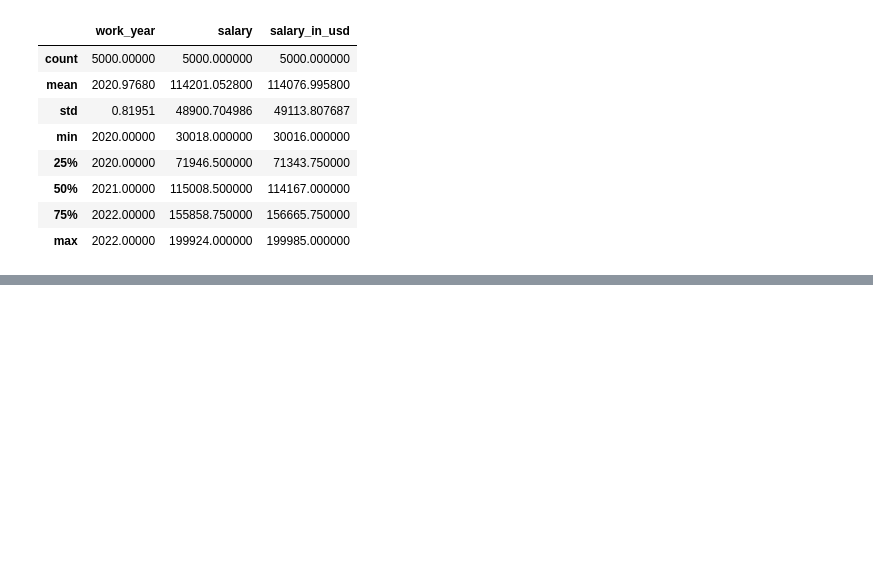
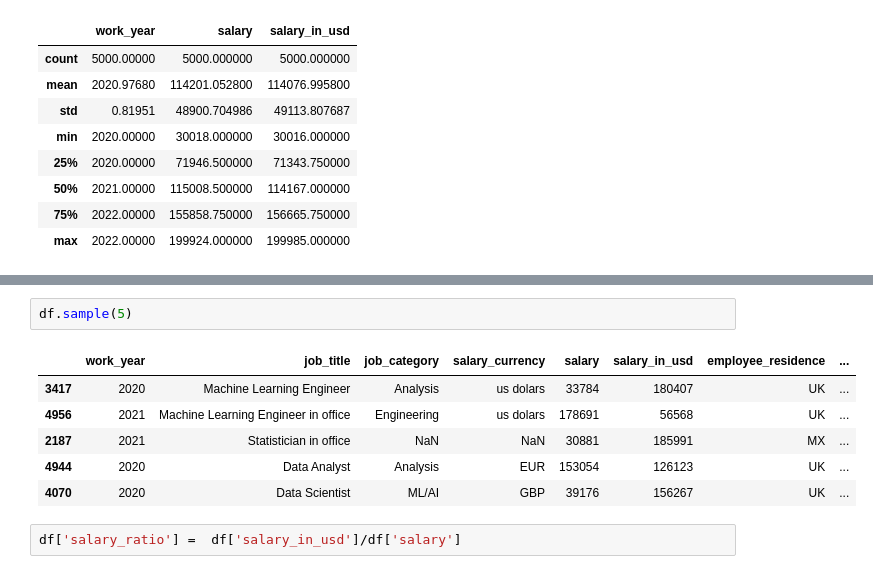
Before and after one commit to princealexanderm/ICT_DAS_Prince_Alex, a Jupyter notebook: ICT_internship_employee_salary_prediction.ipynb, the cells around one changed output, grey strips where cells are left out. Drawn from its saved outputs; the diff is of its cells as text; blank space fills up the shorter version.

```diff
--- a/ICT_internship_employee_salary_prediction.ipynb
+++ b/ICT_internship_employee_salary_prediction.ipynb
@@ -531,0 +551,11 @@ df.describe()
+# %%
+df.sample(5)
+# %% [output]
+|  | work_year | job_title | job_category | salary_currency | salary | salary_in_usd | employee_residence | ... |
+| 3417 | 2020 | Machine Learning Engineer | Analysis | us dolars | 33784 | 180407 | UK | ... |
+| 4956 | 2021 | Machine Learning Engineer in office | Engineering | us dolars | 178691 | 56568 | UK | ... |
+| 2187 | 2021 | Statistician in office | NaN | NaN | 30881 | 185991 | MX | ... |
+| 4944 | 2020 | Data Analyst | Analysis | EUR | 153054 | 126123 | UK | ... |
+| 4070 | 2020 | Data Scientist | ML/AI | GBP | 39176 | 156267 | UK | ... |
+# %%
+df['salary_ratio'] =  df['salary_in_usd']/df['salary']
```
Also changed, not shown: parts of 34 cells of this notebook.
